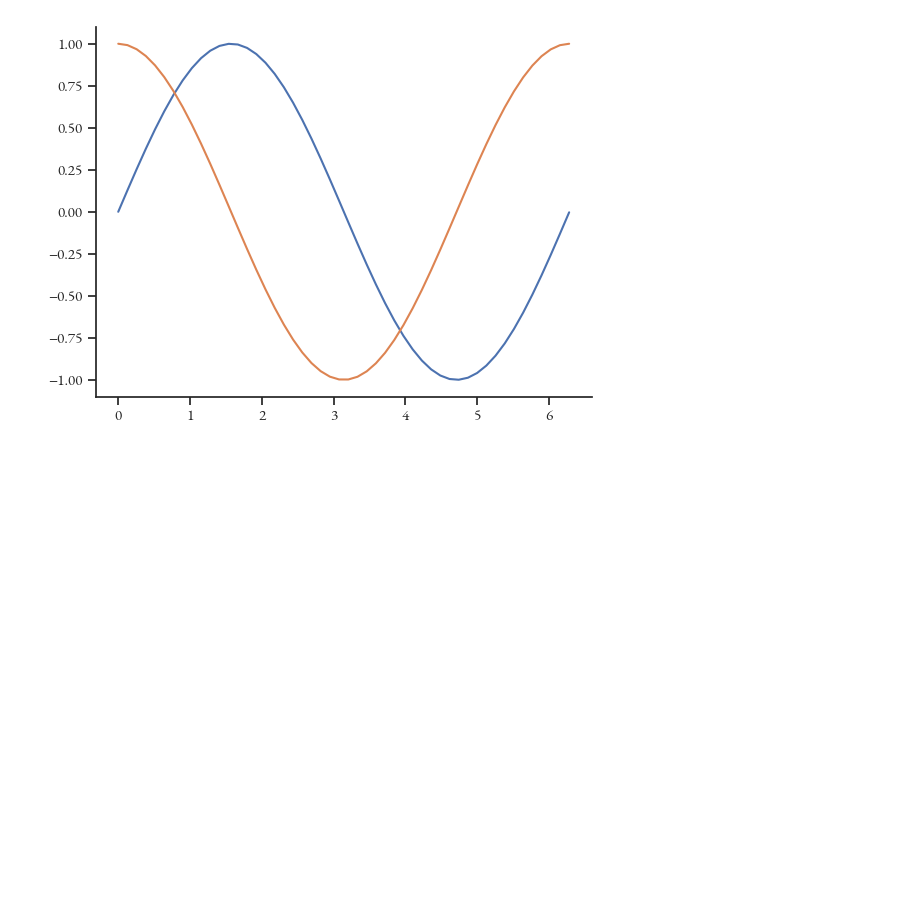
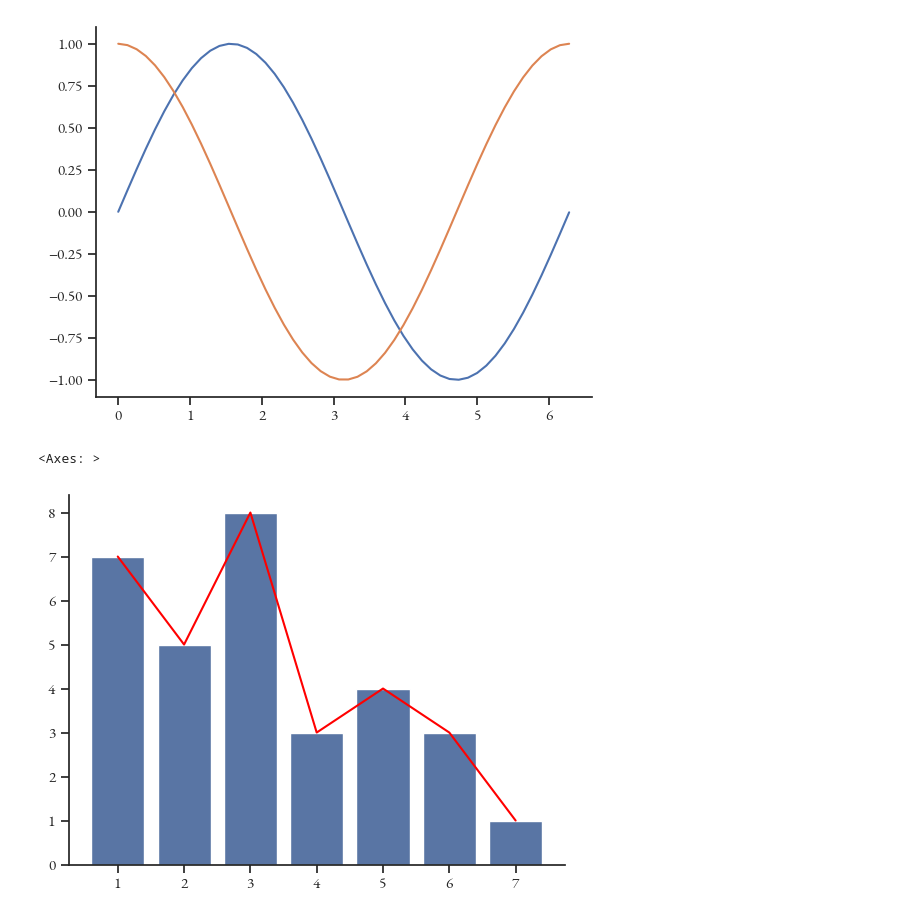
Before and after one commit to mct96/plots, a Jupyter notebook: plots.ipynb, the cells around one changed output. Cells and saved outputs as stored; diff of their text form; code cells hidden in the pictures; blank space fills up the shorter version.

```diff
--- a/plots.ipynb
+++ b/plots.ipynb
@@ -16,3 +16,13 @@ sns.lineplot(x=X, y=Z)
 # %% [output]
 <Axes: >
 [figure]
+# %%
+X = np.arange(1, 8)
+Y = np.random.randint(1, 10, size=X.shape)
+Z = np.random.randint(1, 10, size=X.shape)
+
+sns.barplot(x=X, y=Y)
+sns.lineplot(x=X-1, y=Y, color="red")
+# %% [output]
+<Axes: >
+[figure, added]
```
Also changed, not shown: parts of 3 cells of this notebook.
